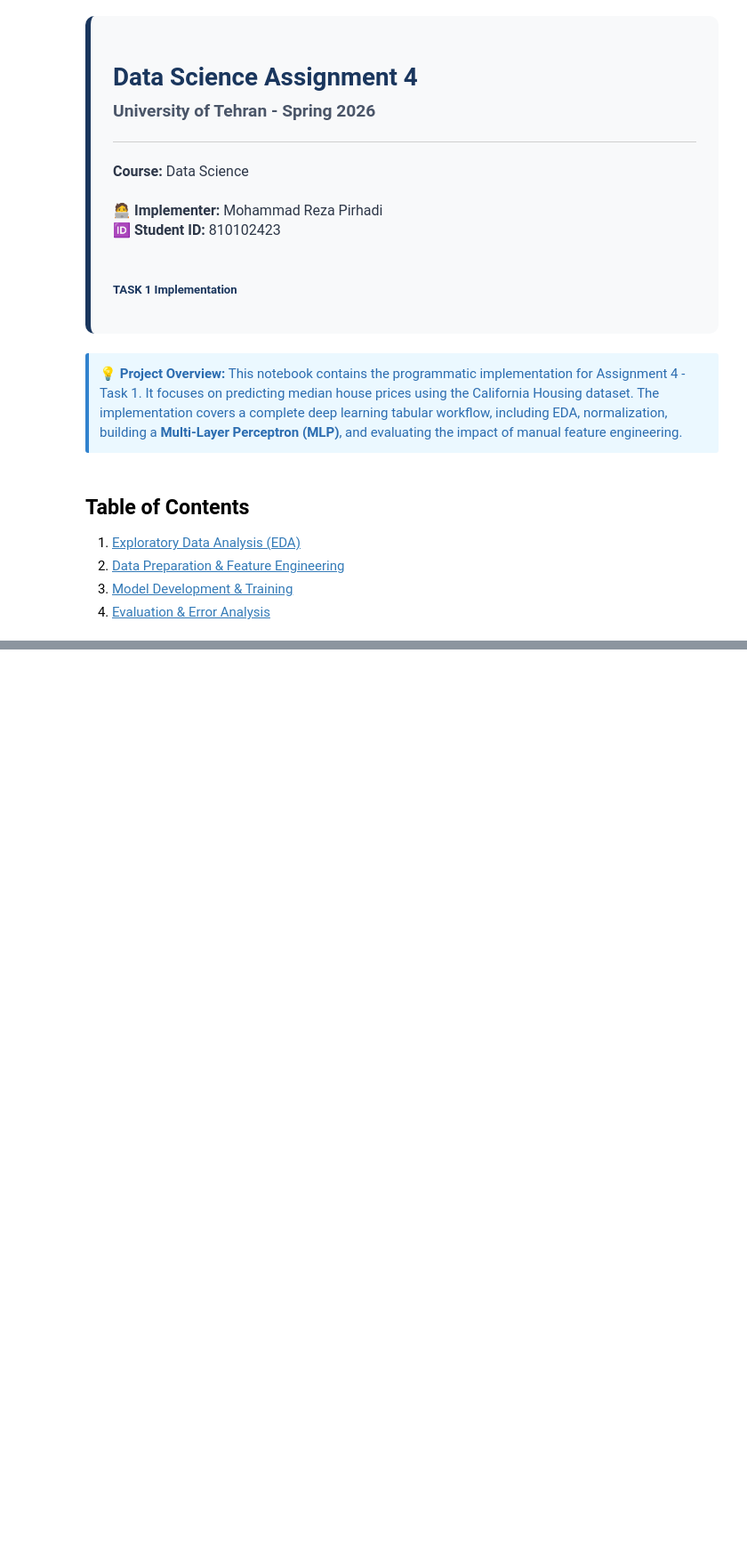
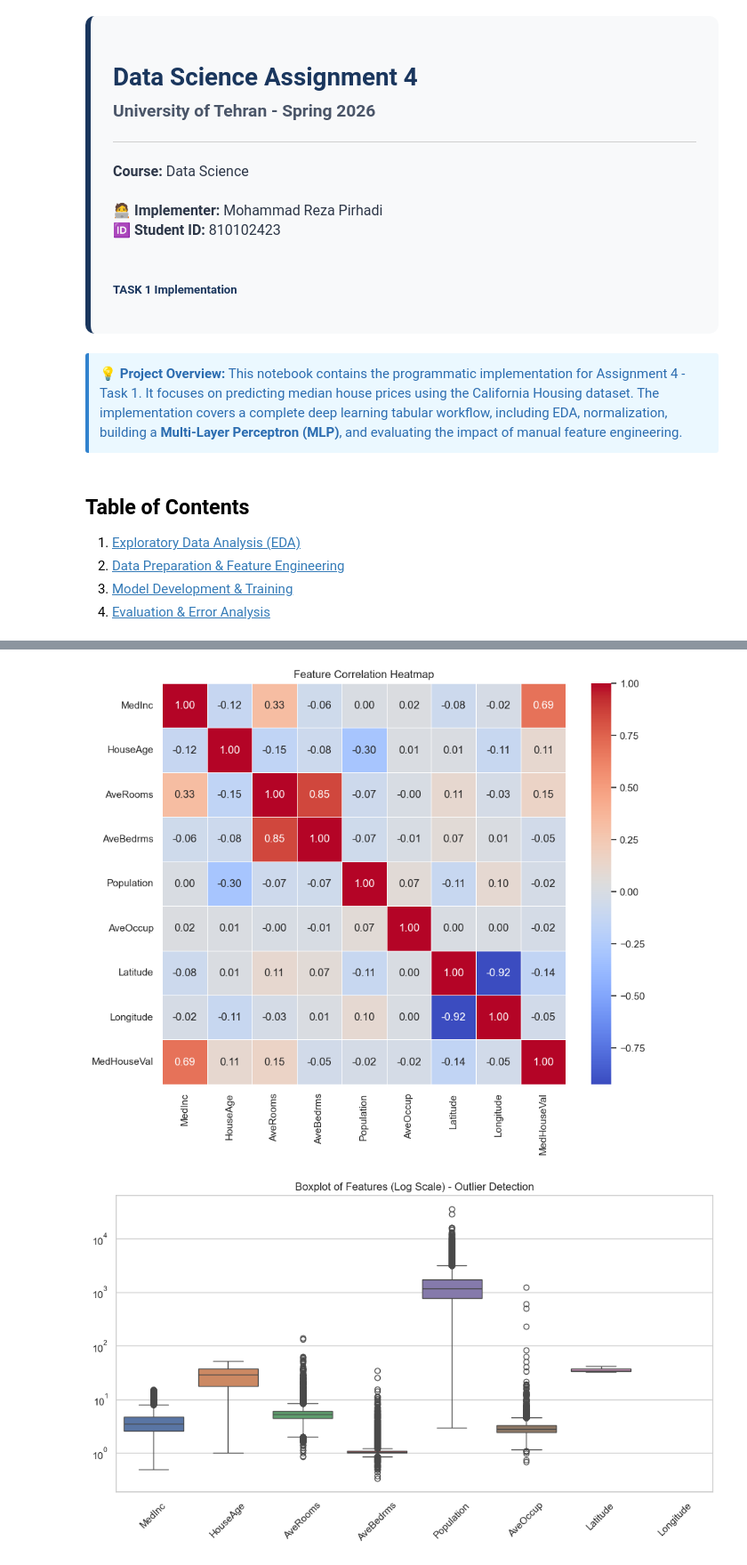
Before and after one commit to Parsa-Saeednia/UT-DataScience-Spring2026, a Jupyter notebook: Assignments/CA4/01_MLP_Feature_Engineering_Housing.ipynb, the cells around one changed output, grey strips where cells are left out. Shown at 89% size. Cells and saved outputs as stored; diff of their text form; code cells hidden in the pictures; blank space fills up the shorter version.

```diff
--- a/Assignments/CA4/01_MLP_Feature_Engineering_Housing.ipynb
+++ b/Assignments/CA4/01_MLP_Feature_Engineering_Housing.ipynb
@@ -75,0 +144,16 @@
+# %%
+full_data = pd.concat([X, y], axis=1)
+plt.figure(figsize=(10, 8))
+sns.heatmap(full_data.corr(), annot=True, cmap='coolwarm', fmt=".2f", linewidths=0.5)
+plt.title('Feature Correlation Heatmap')
+plt.show()
+
+plt.figure(figsize=(12, 6))
+sns.boxplot(data=X)
+plt.yscale('log')
+plt.xticks(rotation=45)
+plt.title('Boxplot of Features (Log Scale) - Outlier Detection')
+plt.show()
+# %% [output]
+[figure, added]
+[figure, added]
```
Also changed, not shown: parts of 26 cells of this notebook.
